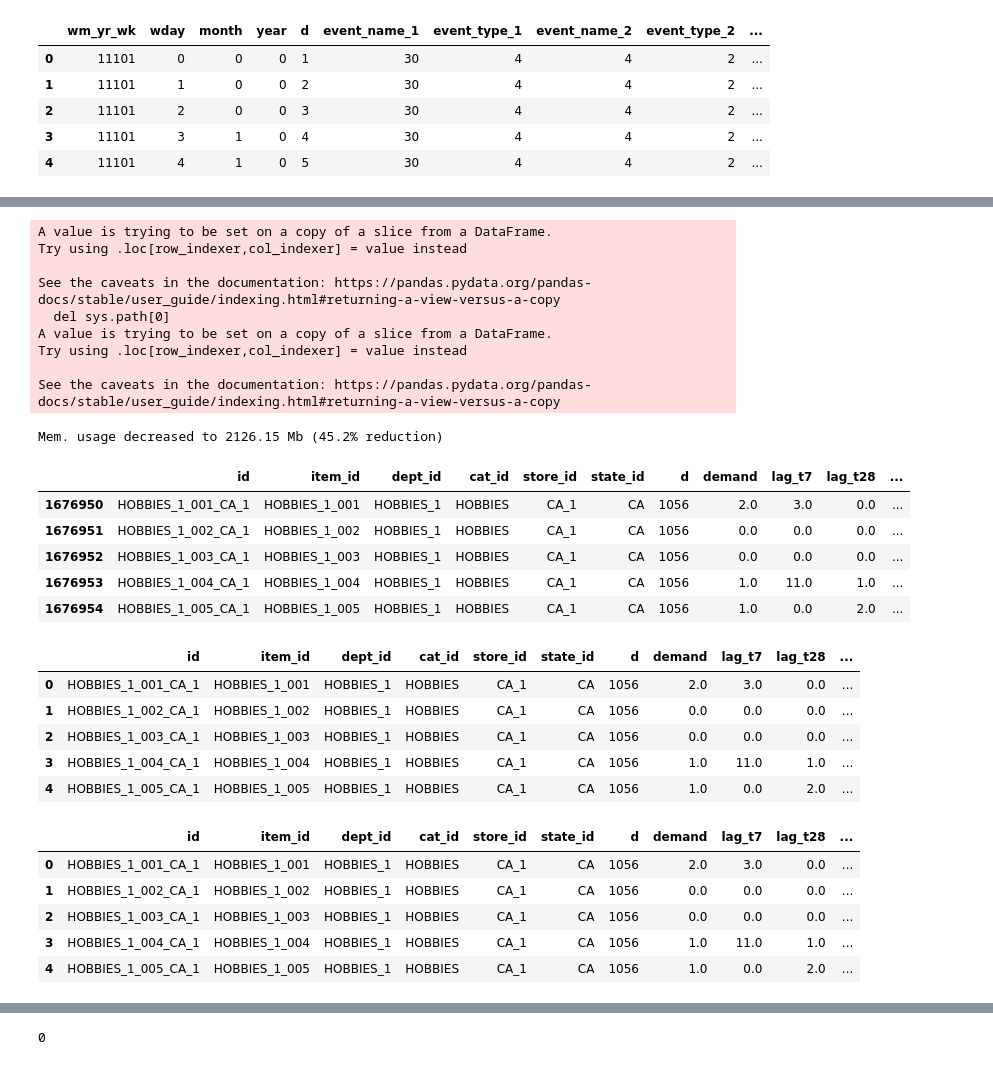
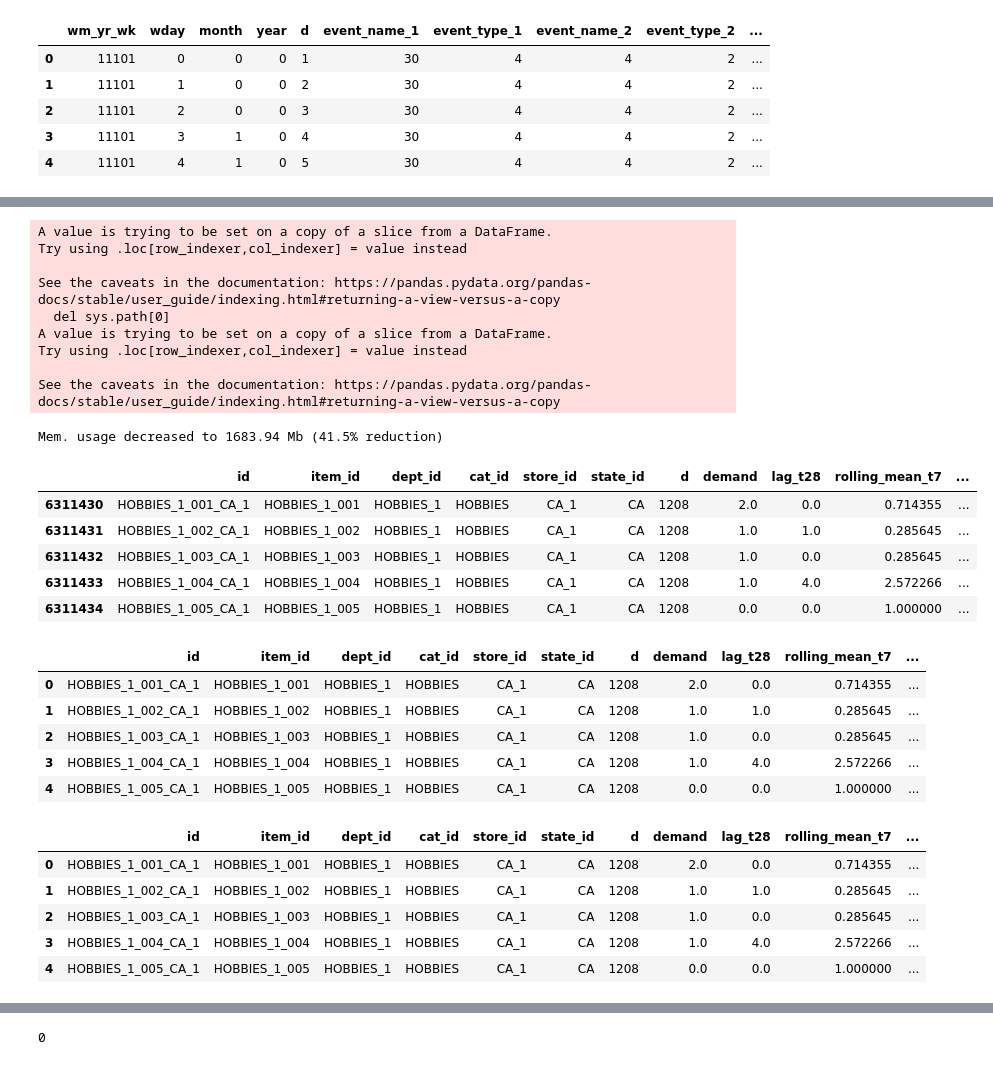
Before and after one commit to ikyath/M5-Forecasting-Accuracy-Kaggle, a Jupyter notebook: M5Forecasting&Accuracy.ipynb, the cells around one changed output, grey strips where cells are left out. Drawn from its saved outputs; the diff is of its cells as text; code cells hidden in the pictures.

```diff
--- a/M5Forecasting&Accuracy.ipynb
+++ b/M5Forecasting&Accuracy.ipynb
@@ -63,7 +64,7 @@ def read_data(PATH):
     submission = pd.read_csv(f'{PATH}/sample_submission.csv')
     return calendar, sell_prices, sales_train_validation, submission
 # %%
-calendar, sell_prices, sales_train_validation, submission = read_data("/content/drive/My Drive/Data Science")
+calendar, selling_prices, sales, submission = read_data("/content/drive/My Drive/Data Science")
 # %% [output]
 Reading files...
 Mem. usage decreased to  0.12 Mb (41.9% reduction)
@@ -83,0 +94,5 @@ sales_train_validation.head()
+# %%
+for i in ["year", "weekday", "month", "event_name_1", "event_name_2", "event_type_1", "event_type_2", "snap_CA", "snap_TX", "snap_WI"] :
+  plt.figure()
+  g=sns.countplot(calendar[i])
+  g.set_title(i)
@@ -154,4 +181,4 @@ def reshape_sales(df, drop_d = None):
     return df
 
 
-sales_train_validation = reshape_sales(sales_train_validation, 1000)
+sales = reshape_sales(sales, 1000)
@@ -167,24 +194,21 @@ sales_train_validation.tail()
 # %%
 def prep_sales(df):
-    df['lag_t7'] = df.groupby(['id'])['demand'].transform(lambda x: x.shift(7))
     df['lag_t28'] = df.groupby(['id'])['demand'].transform(lambda x: x.shift(28))
-    df['rolling_mean_t77'] = df.groupby(['id'])['demand'].transform(lambda x: x.shift(7).rolling(7).mean())
-    df['rolling_mean_t28'] = df.groupby(['id'])['demand'].transform(lambda x: x.shift(7).rolling(28).mean())
-    df['rolling_mean_t287'] = df.groupby(['id'])['demand'].transform(lambda x: x.shift(28).rolling(7).mean())
-    df['rolling_mean_t2828'] = df.groupby(['id'])['demand'].transform(lambda x: x.shift(28).rolling(28).mean())
-    df['rolling_median_t287'] = df.groupby(['id'])['demand'].transform(lambda x: x.shift(28).rolling(7).median())
-    df['rolling_median_t2828'] = df.groupby(['id'])['demand'].transform(lambda x: x.shift(28).rolling(28).median())
-    df['rolling_std_t287'] = df.groupby(['id'])['demand'].transform(lambda x: x.shift(28).rolling(7).std())
-    df['rolling_std_t2828'] = df.groupby(['id'])['demand'].transform(lambda x: x.shift(28).rolling(28).std())
+    df['rolling_mean_t7'] = df.groupby(['id'])['demand'].transform(lambda x: x.shift(28).rolling(7).mean())
+    df['rolling_mean_t30'] = df.groupby(['id'])['demand'].transform(lambda x: x.shift(28).rolling(30).mean())
+    df['rolling_mean_t60'] = df.groupby(['id'])['demand'].transform(lambda x: x.shift(28).rolling(60).mean())
+    df['rolling_mean_t90'] = df.groupby(['id'])['demand'].transform(lambda x: x.shift(28).rolling(90).mean())
+    df['rolling_mean_t180'] = df.groupby(['id'])['demand'].transform(lambda x: x.shift(28).rolling(180).mean())
+    df['rolling_std_t7'] = df.groupby(['id'])['demand'].transform(lambda x: x.shift(28).rolling(7).std())
+    df['rolling_std_t30'] = df.groupby(['id'])['demand'].transform(lambda x: x.shift(28).rolling(30).std())
 
     # Remove rows with NAs except for submission rows. rolling_mean_t180 was selected as it produces most missings
-    df = df[(df.d >= 1914) | (pd.notna(df.rolling_mean_t2828))]
+    df = df[(df.d >= 1914) | (pd.notna(df.rolling_mean_t180))]
     df = reduce_mem_usage(df)
-
 
     return df
 
-sales_train_validation = prep_sales(sales_train_validation)
+sales = prep_sales(sales)
 # %% [output]
 A value is trying to be set on a copy of a slice from a DataFrame.
 Try using .loc[row_indexer,col_indexer] = value instead
@@ -195,37 +219,37 @@ A value is trying to be set on a copy of a slice from a DataFrame.
 Try using .loc[row_indexer,col_indexer] = value instead
 
 See the caveats in the documentation: https://pandas.pydata.org/pandas-docs/stable/user_guide/indexing.html#returning-a-view-versus-a-copy
-Mem. usage decreased to 2126.15 Mb (45.2% reduction)
+Mem. usage decreased to 1683.94 Mb (41.5% reduction)
 # %%
-sales_train_validation.head()
+sales.head()
 # %% [output]
-|  | id | item_id | dept_id | cat_id | store_id | state_id | d | demand | lag_t7 | lag_t28 | ... |
-| 1676950 | HOBBIES_1_001_CA_1 | HOBBIES_1_001 | HOBBIES_1 | HOBBIES | CA_1 | CA | 1056 | 2.0 | 3.0 | 0.0 | ... |
-| 1676951 | HOBBIES_1_002_CA_1 | HOBBIES_1_002 | HOBBIES_1 | HOBBIES | CA_1 | CA | 1056 | 0.0 | 0.0 | 0.0 | ... |
-| 1676952 | HOBBIES_1_003_CA_1 | HOBBIES_1_003 | HOBBIES_1 | HOBBIES | CA_1 | CA | 1056 | 0.0 | 0.0 | 0.0 | ... |
-| 1676953 | HOBBIES_1_004_CA_1 | HOBBIES_1_004 | HOBBIES_1 | HOBBIES | CA_1 | CA | 1056 | 1.0 | 11.0 | 1.0 | ... |
-| 1676954 | HOBBIES_1_005_CA_1 | HOBBIES_1_005 | HOBBIES_1 | HOBBIES | CA_1 | CA | 1056 | 1.0 | 0.0 | 2.0 | ... |
+|  | id | item_id | dept_id | cat_id | store_id | state_id | d | demand | lag_t28 | rolling_mean_t7 | ... |
+| 6311430 | HOBBIES_1_001_CA_1 | HOBBIES_1_001 | HOBBIES_1 | HOBBIES | CA_1 | CA | 1208 | 2.0 | 0.0 | 0.714355 | ... |
+| 6311431 | HOBBIES_1_002_CA_1 | HOBBIES_1_002 | HOBBIES_1 | HOBBIES | CA_1 | CA | 1208 | 1.0 | 1.0 | 0.285645 | ... |
+| 6311432 | HOBBIES_1_003_CA_1 | HOBBIES_1_003 | HOBBIES_1 | HOBBIES | CA_1 | CA | 1208 | 1.0 | 0.0 | 0.285645 | ... |
+| 6311433 | HOBBIES_1_004_CA_1 | HOBBIES_1_004 | HOBBIES_1 | HOBBIES | CA_1 | CA | 1208 | 1.0 | 4.0 | 2.572266 | ... |
+| 6311434 | HOBBIES_1_005_CA_1 | HOBBIES_1_005 | HOBBIES_1 | HOBBIES | CA_1 | CA | 1208 | 0.0 | 0.0 | 1.000000 | ... |
 # %%
-sales_train_validation = sales_train_validation.merge(calendar, how="left", on="d")
+sales = sales.merge(calendar, how="left", on="d")
 gc.collect()
-sales_train_validation.head()
+sales.head()
 # %% [output]
-|  | id | item_id | dept_id | cat_id | store_id | state_id | d | demand | lag_t7 | lag_t28 | ... |
-| 0 | HOBBIES_1_001_CA_1 | HOBBIES_1_001 | HOBBIES_1 | HOBBIES | CA_1 | CA | 1056 | 2.0 | 3.0 | 0.0 | ... |
-| 1 | HOBBIES_1_002_CA_1 | HOBBIES_1_002 | HOBBIES_1 | HOBBIES | CA_1 | CA | 1056 | 0.0 | 0.0 | 0.0 | ... |
-| 2 | HOBBIES_1_003_CA_1 | HOBBIES_1_003 | HOBBIES_1 | HOBBIES | CA_1 | CA | 1056 | 0.0 | 0.0 | 0.0 | ... |
-| 3 | HOBBIES_1_004_CA_1 | HOBBIES_1_004 | HOBBIES_1 | HOBBIES | CA_1 | CA | 1056 | 1.0 | 11.0 | 1.0 | ... |
-| 4 | HOBBIES_1_005_CA_1 | HOBBIES_1_005 | HOBBIES_1 | HOBBIES | CA_1 | CA | 1056 | 1.0 | 0.0 | 2.0 | ... |
+|  | id | item_id | dept_id | cat_id | store_id | state_id | d | demand | lag_t28 | rolling_mean_t7 | ... |
+| 0 | HOBBIES_1_001_CA_1 | HOBBIES_1_001 | HOBBIES_1 | HOBBIES | CA_1 | CA | 1208 | 2.0 | 0.0 | 0.714355 | ... |
+| 1 | HOBBIES_1_002_CA_1 | HOBBIES_1_002 | HOBBIES_1 | HOBBIES | CA_1 | CA | 1208 | 1.0 | 1.0 | 0.285645 | ... |
+| 2 | HOBBIES_1_003_CA_1 | HOBBIES_1_003 | HOBBIES_1 | HOBBIES | CA_1 | CA | 1208 | 1.0 | 0.0 | 0.285645 | ... |
+| 3 | HOBBIES_1_004_CA_1 | HOBBIES_1_004 | HOBBIES_1 | HOBBIES | CA_1 | CA | 1208 | 1.0 | 4.0 | 2.572266 | ... |
+| 4 | HOBBIES_1_005_CA_1 | HOBBIES_1_005 | HOBBIES_1 | HOBBIES | CA_1 | CA | 1208 | 0.0 | 0.0 | 1.000000 | ... |
 # %%
-sales_train_validation = sales_train_validation.merge(sell_prices, how="left", on=["wm_yr_wk", "store_id", "item_id"])
-sales_train_validation.drop(["wm_yr_wk"], axis=1, inplace=True)
+sales = sales.merge(selling_prices, how="left", on=["wm_yr_wk", "store_id", "item_id"])
+sales.drop(["wm_yr_wk"], axis=1, inplace=True)
 gc.collect()
-sales_train_validation.head()
+sales.head()
 # %% [output]
-|  | id | item_id | dept_id | cat_id | store_id | state_id | d | demand | lag_t7 | lag_t28 | ... |
-| 0 | HOBBIES_1_001_CA_1 | HOBBIES_1_001 | HOBBIES_1 | HOBBIES | CA_1 | CA | 1056 | 2.0 | 3.0 | 0.0 | ... |
-| 1 | HOBBIES_1_002_CA_1 | HOBBIES_1_002 | HOBBIES_1 | HOBBIES | CA_1 | CA | 1056 | 0.0 | 0.0 | 0.0 | ... |
-| 2 | HOBBIES_1_003_CA_1 | HOBBIES_1_003 | HOBBIES_1 | HOBBIES | CA_1 | CA | 1056 | 0.0 | 0.0 | 0.0 | ... |
-| 3 | HOBBIES_1_004_CA_1 | HOBBIES_1_004 | HOBBIES_1 | HOBBIES | CA_1 | CA | 1056 | 1.0 | 11.0 | 1.0 | ... |
-| 4 | HOBBIES_1_005_CA_1 | HOBBIES_1_005 | HOBBIES_1 | HOBBIES | CA_1 | CA | 1056 | 1.0 | 0.0 | 2.0 | ... |
+|  | id | item_id | dept_id | cat_id | store_id | state_id | d | demand | lag_t28 | rolling_mean_t7 | ... |
+| 0 | HOBBIES_1_001_CA_1 | HOBBIES_1_001 | HOBBIES_1 | HOBBIES | CA_1 | CA | 1208 | 2.0 | 0.0 | 0.714355 | ... |
+| 1 | HOBBIES_1_002_CA_1 | HOBBIES_1_002 | HOBBIES_1 | HOBBIES | CA_1 | CA | 1208 | 1.0 | 1.0 | 0.285645 | ... |
+| 2 | HOBBIES_1_003_CA_1 | HOBBIES_1_003 | HOBBIES_1 | HOBBIES | CA_1 | CA | 1208 | 1.0 | 0.0 | 0.285645 | ... |
+| 3 | HOBBIES_1_004_CA_1 | HOBBIES_1_004 | HOBBIES_1 | HOBBIES | CA_1 | CA | 1208 | 1.0 | 4.0 | 2.572266 | ... |
+| 4 | HOBBIES_1_005_CA_1 | HOBBIES_1_005 | HOBBIES_1 | HOBBIES | CA_1 | CA | 1208 | 0.0 | 0.0 | 1.000000 | ... |
 # %%
```
Also changed, not shown: parts of 27 cells of this notebook.
